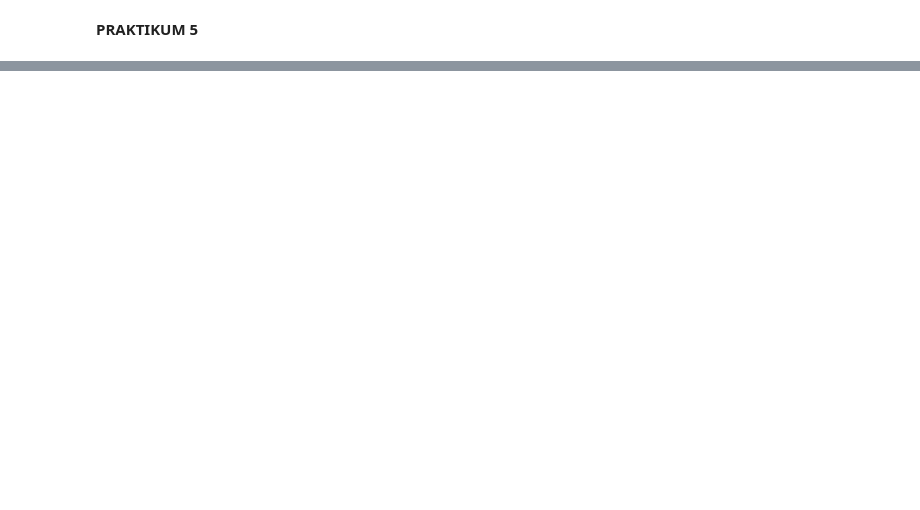
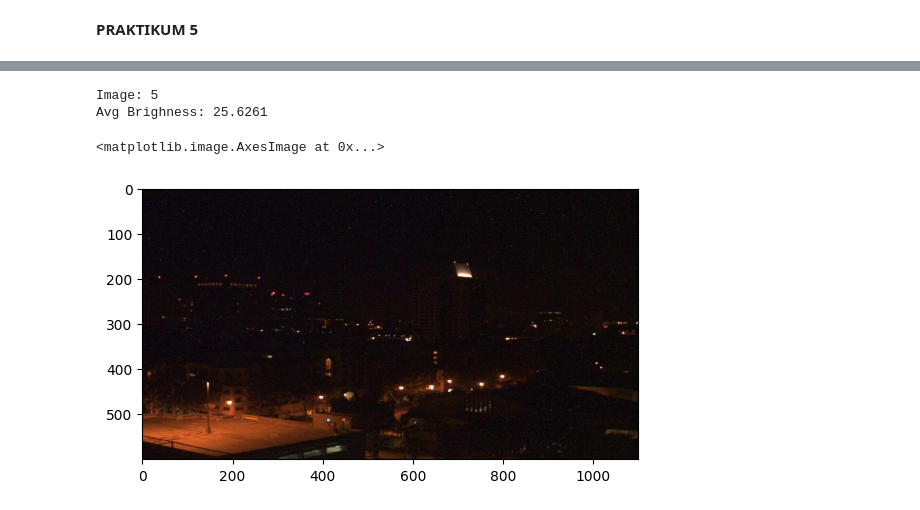
Before and after one commit to sbylash/23_Shasia-Sasa_ML, a Jupyter notebook: Week4.ipynb, the cells around one changed output, grey strips where cells are left out. Drawn from its saved outputs; the diff is of its cells as text; code cells hidden in the pictures; blank space fills up the shorter version.

```diff
--- a/Week4.ipynb
+++ b/Week4.ipynb
@@ -624,3 +624,22 @@ def label_encoder(label):
         num_val = 1
 
     return num_val
+# %%
+def preprocess(img_list):  # Mendefinisikan fungsi preprocess dengan parameter img_list
+    std_img_list = []  # Menginisialisasi list kosong untuk menyimpan pasangan gambar dan label yang telah distandarisasi
+
+    for item in img_list:  # Loop untuk setiap item dalam img_list
+        image = item[0]  # Mengambil gambar dari item
+        label = item[1]  # Mengambil label dari item
+
+        # Standarized the image
+        std_img = standarized_input(image)  # Menstandarisasi gambar menggunakan fungsi standarized_input
+
+        # Create the label
+        img_label = label_encoder(label)  # Mengenkode label menggunakan fungsi label_encoder
+
+        std_img_list.append((std_img, img_label))  # Menambahkan pasangan (gambar yang distandarisasi, label yang dienkode) ke dalam std_img_list
+
+    return std_img_list  # Mengembalikan std_img_list yang berisi semua gambar dan label yang telah diproses
+# %%
+train_std_img_list = preprocess(train_img)
@@ -626,0 +674,16 @@ def label_encoder(label):
+# %%
+# Check on random image
+rand_img = np.random.randint(0, len(train_std_img_list))  # Memilih nomor acak dari train_std_img_list
+
+feature_img = train_std_img_list[rand_img][0]  # Mengambil gambar dari train_std_img_list pada indeks rand_img
+
+avg_img = avg_brightness(feature_img)  # Menghitung rata-rata kecerahan gambar menggunakan fungsi avg_brightness
+
+print(f'Image: {rand_img}')  # Mencetak nomor gambar yang diakses
+print(f'Avg Brighness: {avg_img:.4f}')  # Mencetak rata-rata kecerahan gambar dengan format 4 desimal
+plt.imshow(feature_img)  # Menampilkan gambar menggunakan matplotlib
+# %% [output]
+Image: 5
+Avg Brighness: 25.6261
+<matplotlib.image.AxesImage at 0x...>
+[figure, added]
```
Also changed, not shown: parts of 51 cells of this notebook.
